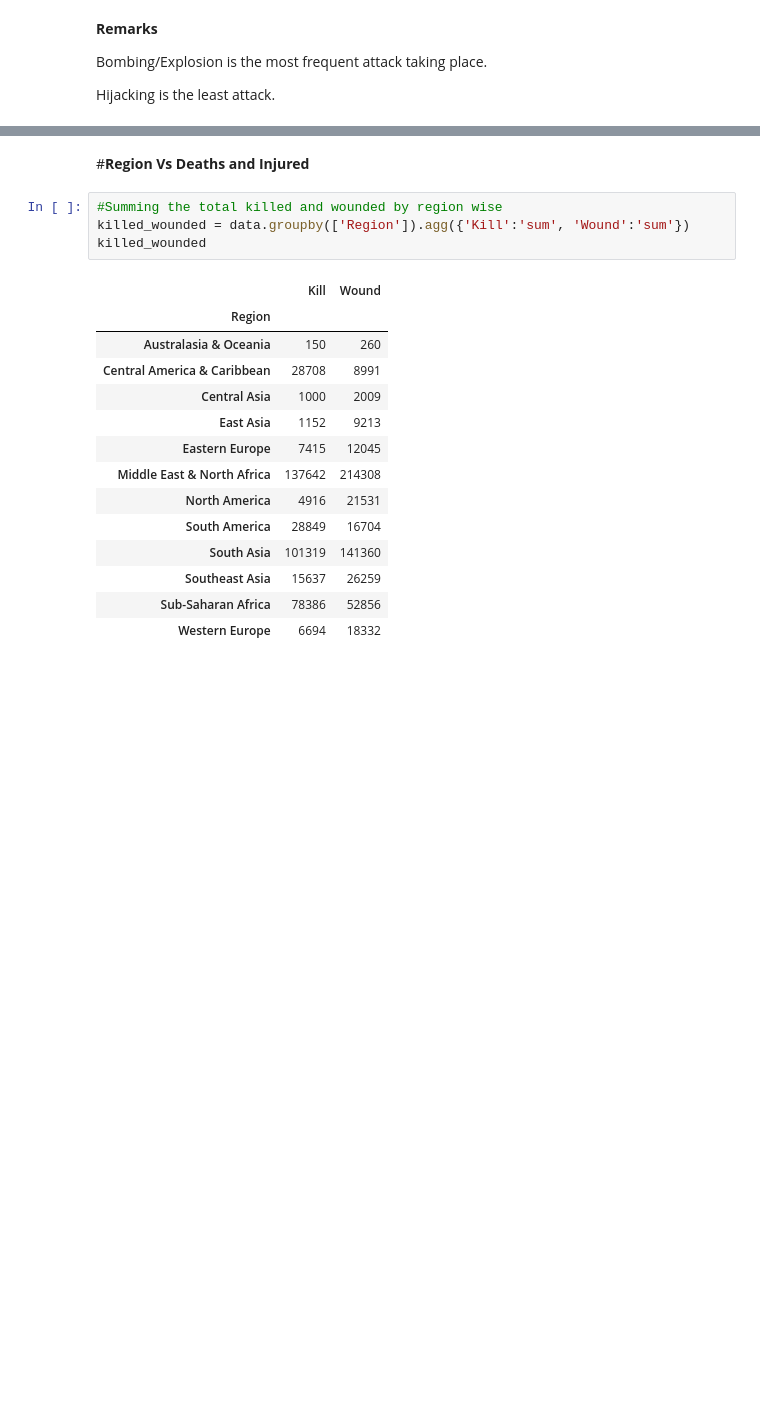
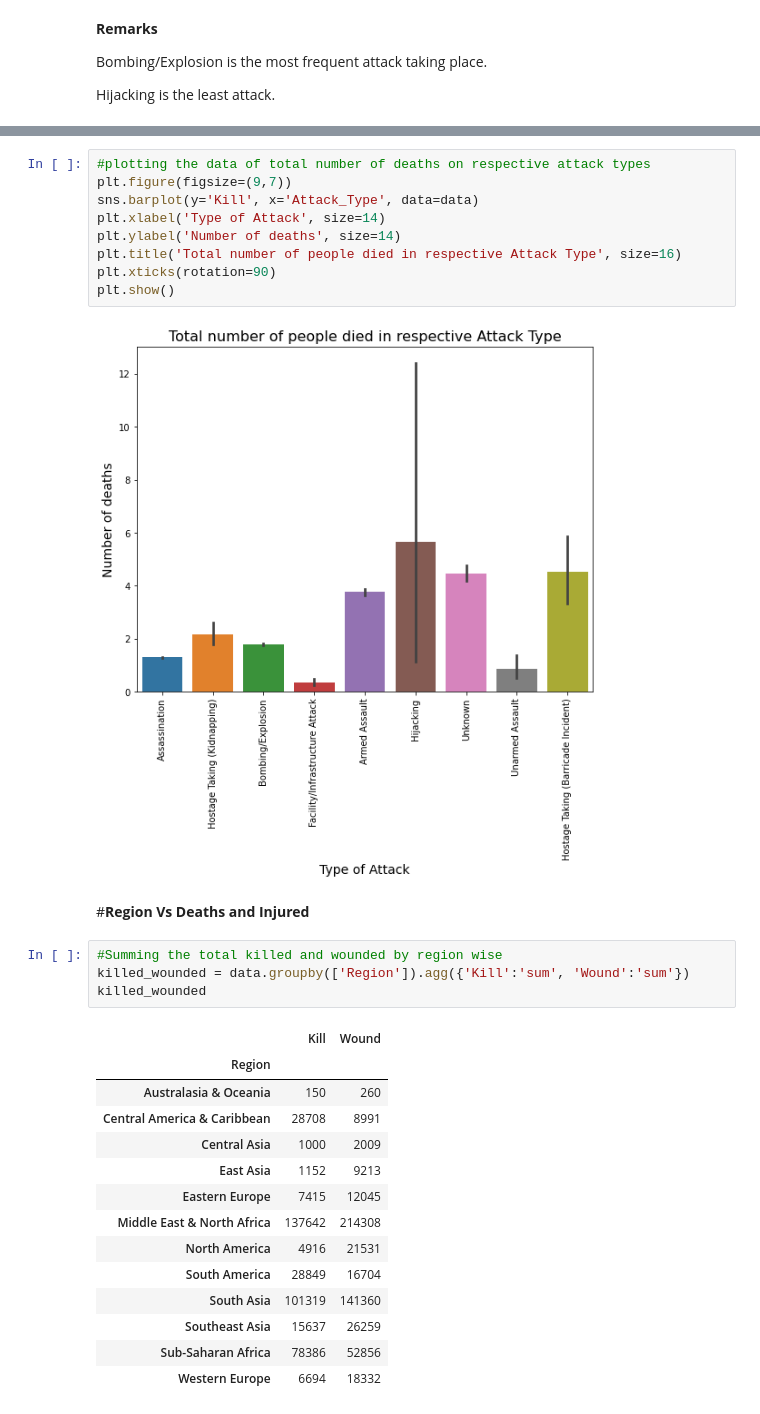
Before and after one commit to Narayan718/Global-Terrorism-Analysis, a Jupyter notebook: Global_Terrorism_Analysis.ipynb, the cells around one changed output, grey strips where cells are left out. Saved outputs shown, nothing was run; the diff lists cells and outputs as text; blank space fills up the shorter version.

```diff
--- a/Global_Terrorism_Analysis.ipynb
+++ b/Global_Terrorism_Analysis.ipynb
@@ -431,3 +466,14 @@ Hijacking is the least attack.
+# %%
+#plotting the data of total number of deaths on respective attack types
+plt.figure(figsize=(9,7))
+sns.barplot(y='Kill', x='Attack_Type', data=data)
+plt.xlabel('Type of Attack', size=14)
+plt.ylabel('Number of deaths', size=14)
+plt.title('Total number of people died in respective Attack Type', size=16)
+plt.xticks(rotation=90)
+plt.show()
+# %% [output]
+[figure, added]
 # %% [markdown]
 #**Region Vs Deaths and Injured**
 # %%
```
Also changed, not shown: parts of 8 cells of this notebook.
